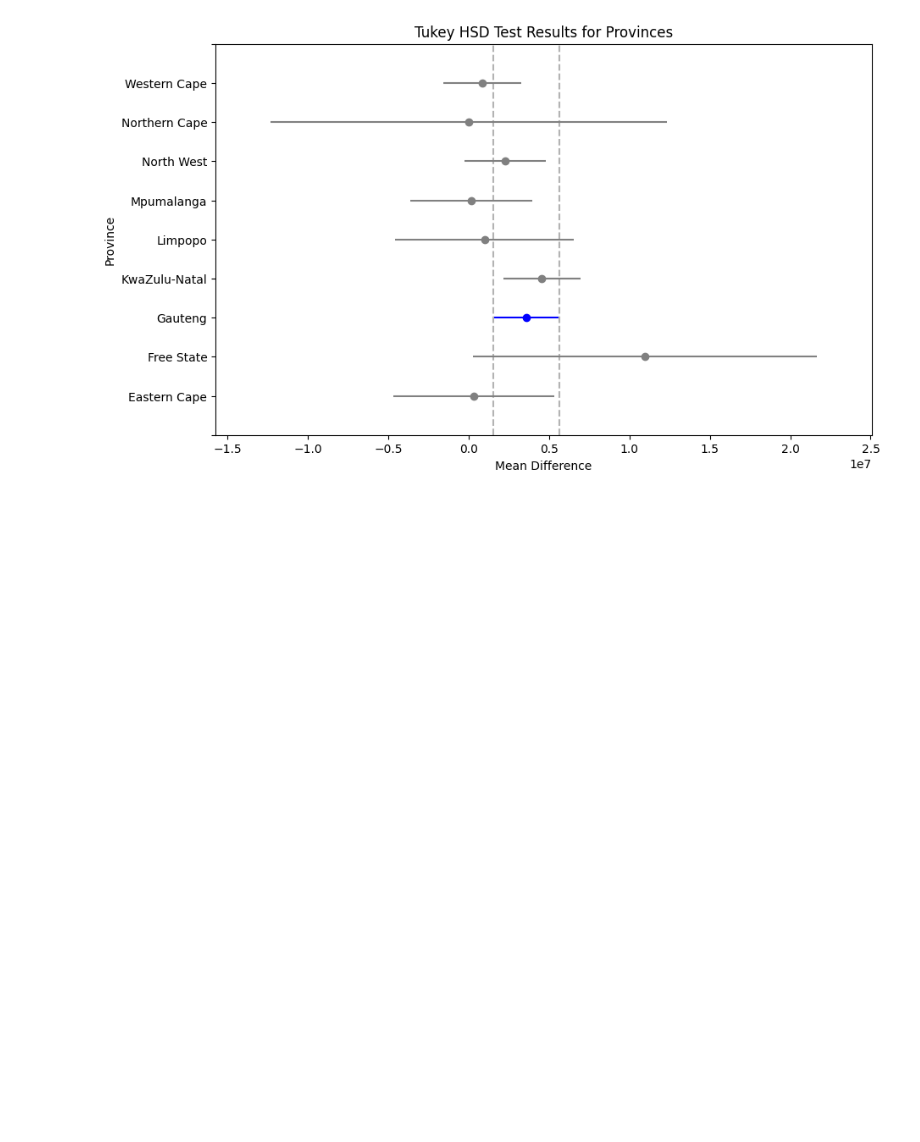
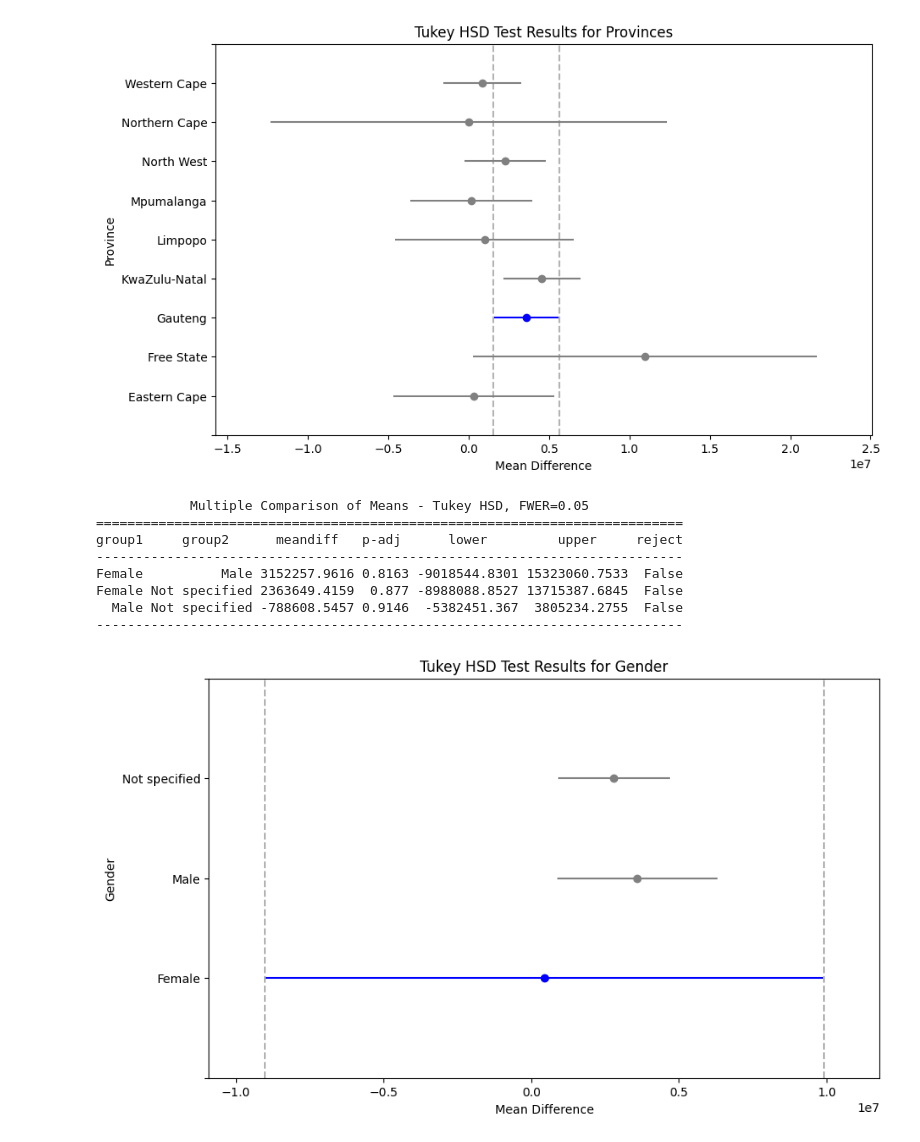
Before and after one commit to kaleabb266/AlphaCare_Insurance_Analystics, a Jupyter notebook: notebooks/hypothesis_testing.ipynb, the cells around one changed output. Drawn from its saved outputs; the diff is of its cells as text; code cells hidden in the pictures; blank space fills up the shorter version.

```diff
--- a/notebooks/hypothesis_testing.ipynb
+++ b/notebooks/hypothesis_testing.ipynb
@@ -121,3 +144,30 @@ plt.show()
 Northern Cape  Western Cape    863667.5365    1.0 -14749617.3179 16476952.3909  False
 -------------------------------------------------------------------------------------
 [figure]
+# %%
+from statsmodels.stats.multicomp import pairwise_tukeyhsd
+
+# Perform Tukey's test on ClaimRate grouped by Gender
+tukey = pairwise_tukeyhsd(
+    endog=df['ClaimRate'],  # Metric of interest
+    groups=df['Gender'],  # Grouping variable
+    alpha=0.05              # Significance level
+)
+
+# Display the results
+print(tukey)
+
+# Visualize the results
+tukey.plot_simultaneous(comparison_name='Female', xlabel='Mean Difference', ylabel='Gender')
+plt.title('Tukey HSD Test Results for Gender')
+plt.show()
+# %% [output]
+            Multiple Comparison of Means - Tukey HSD, FWER=0.05
+===========================================================================
+group1     group2      meandiff   p-adj      lower         upper     reject
+---------------------------------------------------------------------------
+Female          Male 3152257.9616 0.8163 -9018544.8301 15323060.7533  False
+Female Not specified 2363649.4159  0.877 -8988088.8527 13715387.6845  False
+  Male Not specified -788608.5457 0.9146  -5382451.367  3805234.2755  False
+---------------------------------------------------------------------------
+[figure, added]
```
Also changed, not shown: parts of 8 cells of this notebook.
